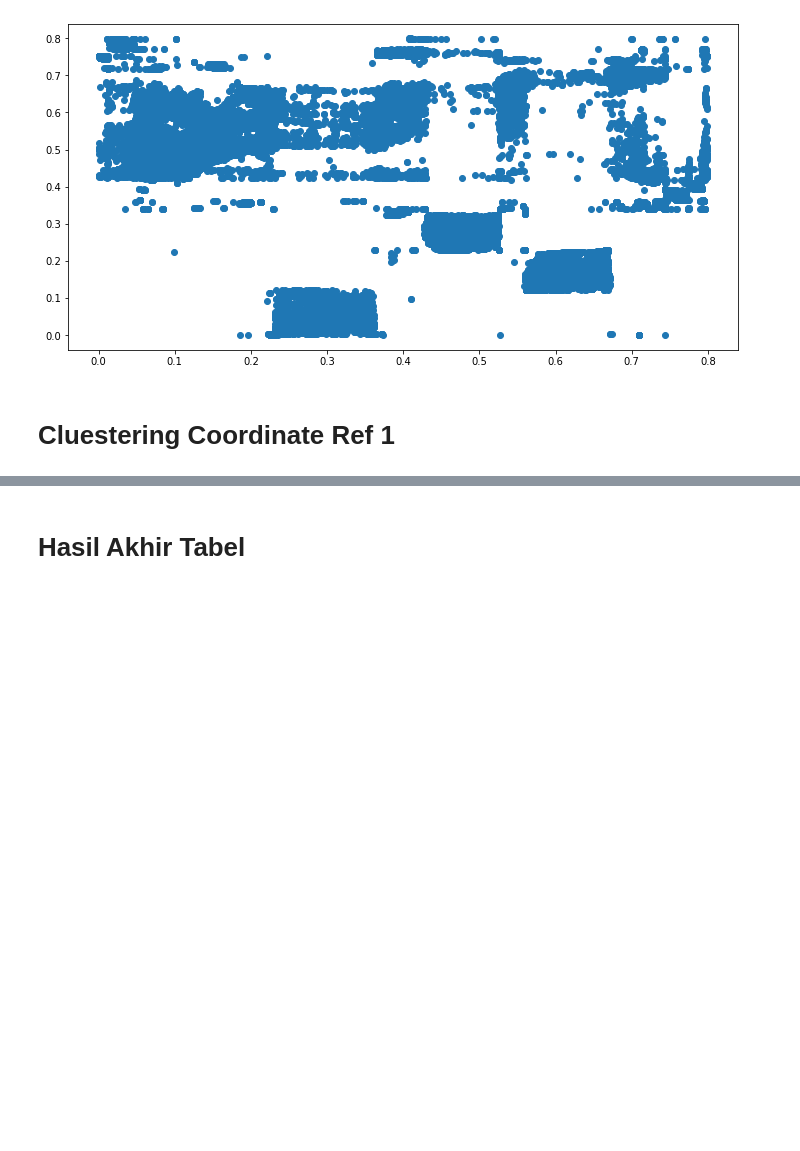
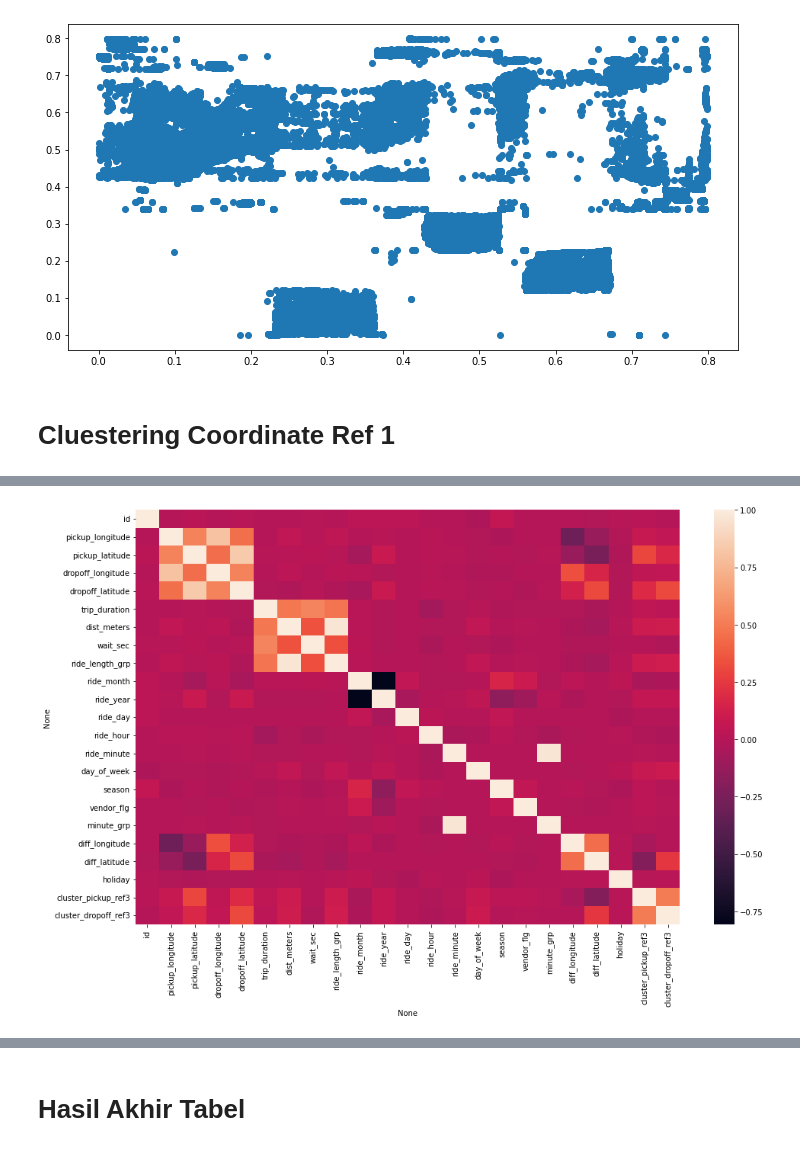
Before and after one commit to frfusch21/DTS_GGU_5, a Jupyter notebook: quito_city_cab_ride_duration_prediction.ipynb, the cells around one changed output, grey strips where cells are left out. Saved outputs shown, nothing was run; the diff lists cells and outputs as text; code cells hidden in the pictures; blank space fills up the shorter version.

```diff
--- a/quito_city_cab_ride_duration_prediction.ipynb
+++ b/quito_city_cab_ride_duration_prediction.ipynb
@@ -915,0 +1071,11 @@ X_Tr.head()
+# %%
+import pandas as pd
+from sklearn import preprocessing
+
+x = uio.values #returns a numpy array
+min_max_scaler = preprocessing.MinMaxScaler()
+x_scaled = min_max_scaler.fit_transform(x)
+df = pd.DataFrame(x_scaled)
+
+df.columns = [list(uio.columns)]
+print(df)
@@ -915,0 +1184,4 @@ X_Tr.head()
+# %%
+sns.heatmap(df.corr());
+# %% [output]
+[figure, added]
```
Also changed, not shown: parts of 159 cells of this notebook.
